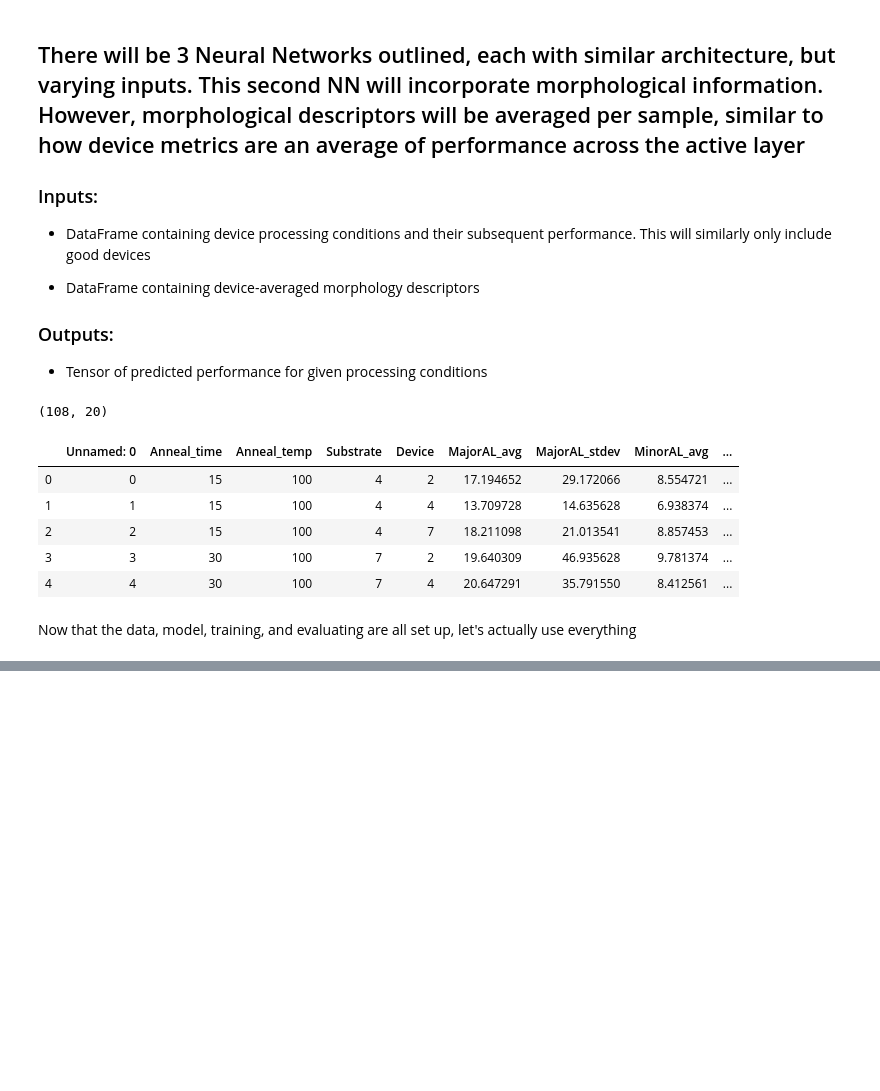
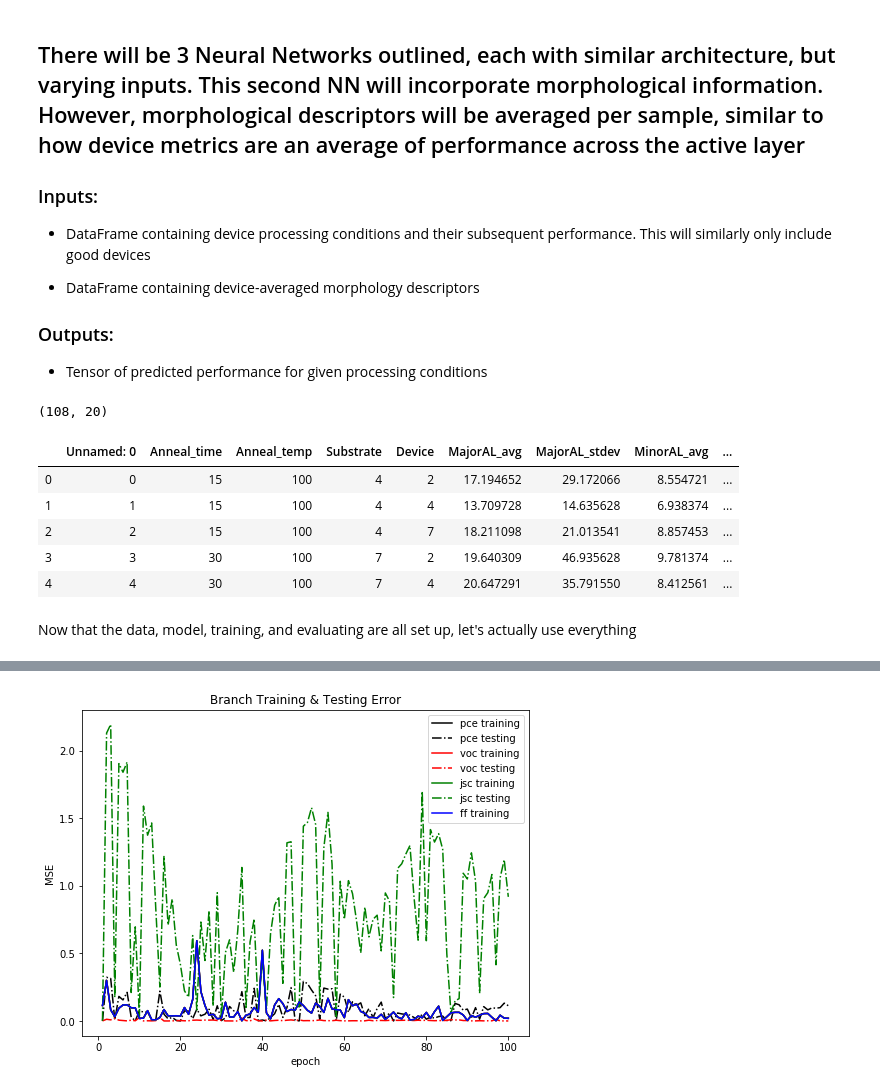
Before and after one commit to wesleyktatum/MatMAP, a Jupyter notebook: ipynb/OPV_NN2.ipynb, the cells around one changed output, grey strips where cells are left out. Drawn from its saved outputs; the diff is of its cells as text; code cells hidden in the pictures; blank space fills up the shorter version.

```diff
--- a/ipynb/OPV_NN2.ipynb
+++ b/ipynb/OPV_NN2.ipynb
@@ -226,0 +419,24 @@ plt.show()
+# %%
+fig, ax = plt.subplots(figsize = (8,6))
+
+epochs = np.arange(1, (num_epochs+1), 1)
+
+plt.plot(epochs, pce_train_epoch_losses, c = 'k', label = 'pce training')
+plt.plot(epochs, pce_test_epoch_losses, '-.', c = 'k', label = 'pce testing')
+
+plt.plot(epochs, voc_train_epoch_losses, c = 'r', label = 'voc training')
+plt.plot(epochs, voc_test_epoch_losses, '-.', c = 'r', label = 'voc testing')
+
+plt.plot(epochs, jsc_train_epoch_losses, c = 'g', label = 'jsc training')
+plt.plot(epochs, jsc_test_epoch_losses, '-.', c = 'g', label = 'jsc testing') #This error is second worst
+
+plt.plot(epochs, ff_train_epoch_losses, c = 'b', label = 'ff training')
+# plt.plot(epochs, ff_test_epoch_losses, '-.', c = 'b', label = 'ff testing') #This error is by far the worst
+
+plt.legend(loc = 'upper right')
+plt.title("Branch Training & Testing Error")
+ax.set_xlabel('epoch')
+ax.set_ylabel('MSE')
+plt.show()
+# %% [output]
+[figure, added]
```
Also changed, not shown: parts of 10 cells of this notebook, 3 other files.
